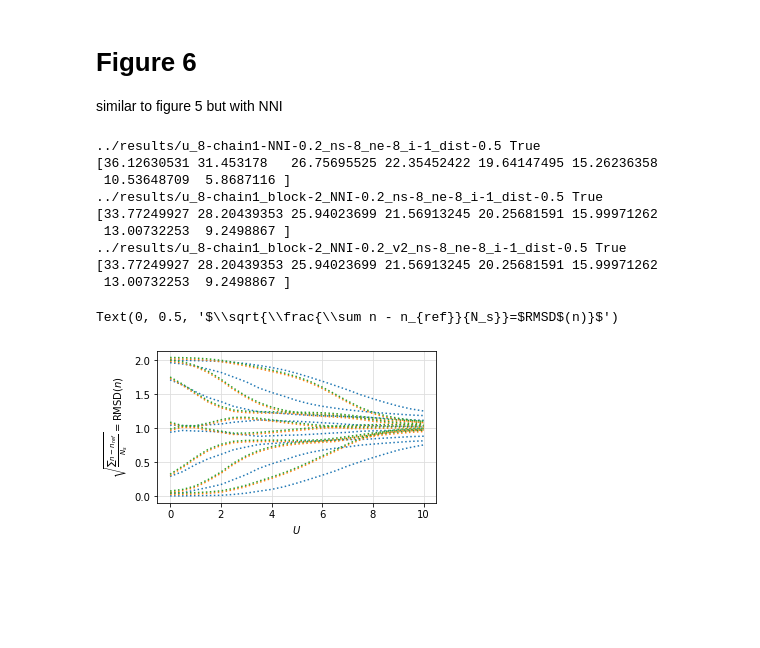
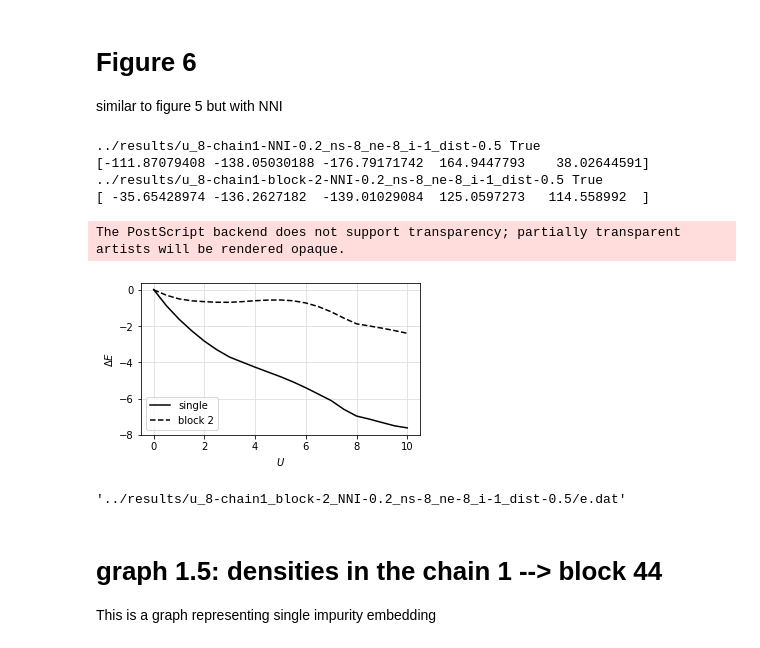
Before and after one commit to mrgulin/Single_shot, a Jupyter notebook: thesis_graphs/graphs1.ipynb, the cells around one changed output. Saved outputs shown, nothing was run; the diff lists cells and outputs as text; code cells hidden in the pictures; blank space fills up the shorter version.

```diff
--- a/thesis_graphs/graphs1.ipynb
+++ b/thesis_graphs/graphs1.ipynb
@@ -26,5 +31,4 @@ files = os.listdir('../results')
 # graph 1: densities in the chain 1
 This is a graph representing single impurity embedding
 # %%
-folder = '../results/u_8-chain1_ns-8_ne-8_i-1_dist-0.2'
-os.listdir(folder)
+folder = '../results/u_8-chain1_ns-8_ne-8_i-1_dist-0.05'
@@ -298,44 +285,48 @@ array([4.54913531e-05, 1.71996835e-05, 3.12284508e-05, 5.24129762e-04,
 similar to figure 5 but with NNI
 # %%
 file_name = '../results/u_8-chain1{}_ns-8_ne-8_i-1_dist-0.5'
-options = ['-NNI-0.2', '_block-2_NNI-0.2', '_block-2_NNI-0.2_v2']
-labels = ['SINGLE', 'BLOCK2', 'block2-v2']
+options = ['-NNI-0.2', '-block-2-NNI-0.2']  # , '_block-2_NNI-0.2_v2']
+labels = ['single', 'block 2', 'block2-v2']
+style = ['solid', 'dashed']
 fig, ax = plt.subplots(1, 1, figsize=(5, 2.8))
 # ax.set_ylim(0, 10)
 # ax.set_xlim(3.9, 12.1)
 ax.grid(True, color='#DDDDDD', zorder=1)
 # ax.xaxis.set_ticks(np.arange(4, 12, 2))
 x = False
 first = True
 x = np.loadtxt(file_name.format('')  + '/x.dat')
 y_ref = np.loadtxt(file_name.format('') + '/y_ref.dat')
 # ax.plot(x, e_ref['tot'], c='k')
 for id1, option in enumerate(options):
     tfn = file_name.format(option)
     print(tfn, os.path.isdir(tfn))
-    if not os.path.isfile(tfn + '/y_ref.dat'):
+    if not os.path.isfile(tfn + '/e_ref.dat'):
+        print("!!!!!!!!!", tfn + '/e_ref.dat')
         continue
-    y = np.loadtxt(tfn + '/y_simple.dat')
+    y_ref = np.loadtxt(tfn + '/e_ref.dat')
+    y = np.loadtxt(tfn + '/e.dat')
     print(sum(y))
     # ax.plot(x, np.sqrt(np.mean(np.square(y-y_ref), axis=1)), c=mpl.cm.get_cmap('tab10')(id1), label=labels[id1])
-    for site in range(8):
-        ax.plot(x, y[:, site] + id1 * 0.02, c=mpl.cm.get_cmap('tab10')(id1), label=labels[id1], linestyle='dotted')
+    ax.plot(x, y[:, 0] - y_ref[:, 0], c='k', label=labels[id1], linestyle=style[id1])
     first = False
-# plt.legend()
+plt.legend()
 ax.set_xlabel('$U$')
-ax.set_ylabel(r'''$\sqrt{\frac{\sum n - n_{ref}}{N_s}}=$RMSD$(n)}$''')
+ax.set_ylabel(r'''$\Delta E$''')
 
-# plt.savefig(f'figure5_block-errors-n.png', dpi=300, bbox_inches='tight')
-# plt.savefig(f'figure5_block-errors-n.eps', dpi=300, bbox_inches='tight')
+plt.savefig(f'figure5_block-errors-n.png', dpi=300, bbox_inches='tight')
+plt.savefig(f'figure5_block-errors-n.eps', dpi=300, bbox_inches='tight')
 # %% [output]
 ../results/u_8-chain1-NNI-0.2_ns-8_ne-8_i-1_dist-0.5 True
-[36.12630531 31.453178   26.75695525 22.35452422 19.64147495 15.26236358
- 10.53648709  5.8687116 ]
-../results/u_8-chain1_block-2_NNI-0.2_ns-8_ne-8_i-1_dist-0.5 True
-[33.77249927 28.20439353 25.94023699 21.56913245 20.25681591 15.99971262
- 13.00732253  9.2498867 ]
-../results/u_8-chain1_block-2_NNI-0.2_v2_ns-8_ne-8_i-1_dist-0.5 True
-[33.77249927 28.20439353 25.94023699 21.56913245 20.25681591 15.99971262
- 13.00732253  9.2498867 ]
+[-111.87079408 -138.05030188 -176.79171742  164.9447793    38.02644591]
+../results/u_8-chain1-block-2-NNI-0.2_ns-8_ne-8_i-1_dist-0.5 True
+[ -35.65428974 -136.2627182  -139.01029084  125.0597273   114.558992  ]
-Text(0, 0.5, '$\\sqrt{\\frac{\\sum n - n_{ref}}{N_s}}=$RMSD$(n)}$')
+The PostScript backend does not support transparency; partially transparent artists will be rendered opaque.
-[figure, old version]
+[figure, new version]
+# %%
+tfn + '/e.dat'
+# %% [output]
+'../results/u_8-chain1_block-2_NNI-0.2_ns-8_ne-8_i-1_dist-0.5/e.dat'
+# %% [markdown]
+# graph 1.5: densities in the chain 1 --> block 44
+This is a graph representing single impurity embedding
```
Also changed, not shown: parts of 18 cells of this notebook, 5 other files.
